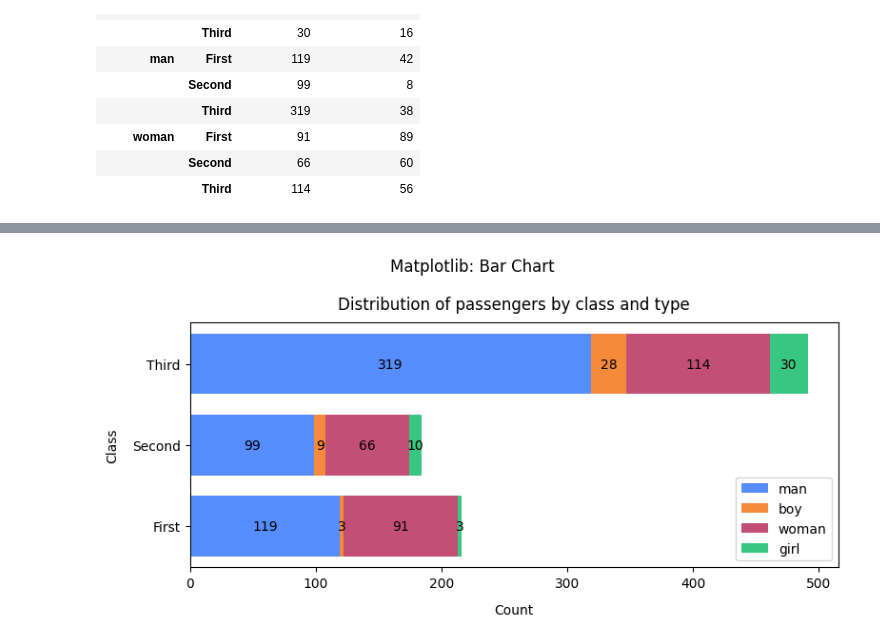
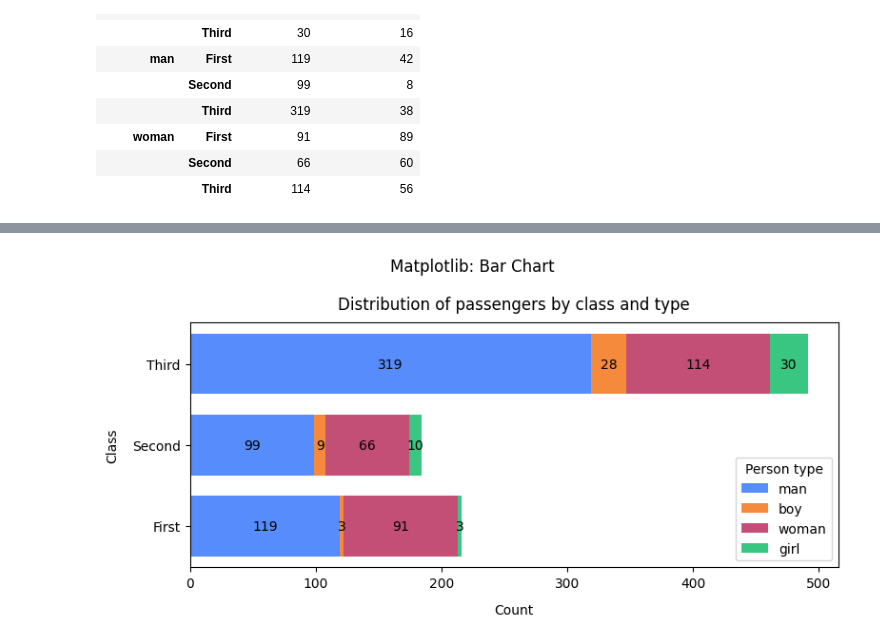
Before and after one commit to BogdanPinchuk/DataScience-PBY_HW8, a Jupyter notebook: Bohdan_Pinchuk_DS_HW8.ipynb, the cells around one changed output, grey strips where cells are left out. Cells and saved outputs as stored; diff of their text form; code cells hidden in the pictures.

```diff
--- a/Bohdan_Pinchuk_DS_HW8.ipynb
+++ b/Bohdan_Pinchuk_DS_HW8.ipynb
@@ -1091,32 +1091,32 @@ height = 0.75
 
 # Solution
 # classes = data_swscf[class_col_name].unique().tolist()
 classes = grouped_swscf_class.index.get_level_values(class_col_name).unique().tolist()
 person_types = grouped_swscf_class.index.get_level_values(person_type_col_name).unique().tolist()
 # better for the chart
 person_types = ["man", "boy", "woman", "girl"]
 
 person_type_counts = {}
 for person_type in person_types:
     person_type_counts[person_type] = grouped_swscf_person_type.loc[person_type]['total_count'].values
 
 _, axes = plt.subplots(figsize=(8, 4))
 
 ax = axes
 left = np.zeros(len(classes))
 for person_type, person_count in person_type_counts.items():
     p = ax.barh(classes, person_count, height=height, label=person_type, left=left)
     left += person_count
     ax.bar_label(p, label_type='center')
-ax.legend()
+ax.legend(title='Person type')
 
 ax.set_title("Distribution of passengers by class and type", pad=10, loc='center', color='black')
 ax.set_xlabel("Count", labelpad=10, loc='center', color='black')
 ax.set_ylabel("Class", labelpad=10, loc='center', color='black')
 
 plt.suptitle(f"{lib_name}: {chart_name}")
 
 plt.tight_layout()
 plt.show()
 # %% [output]
-[figure, old version]
+[figure, new version]
```
Also changed, not shown: parts of 1 cell of this notebook.
